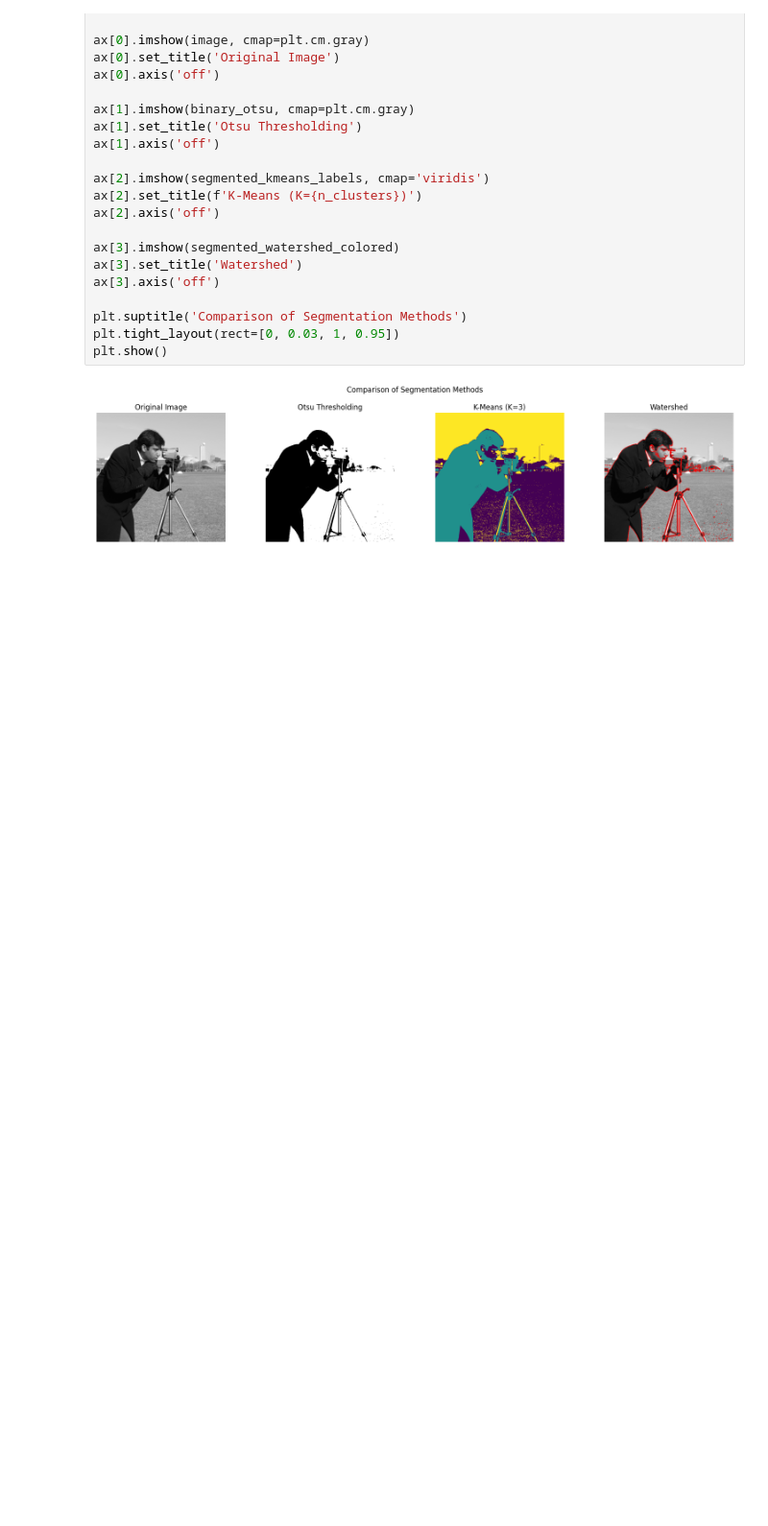
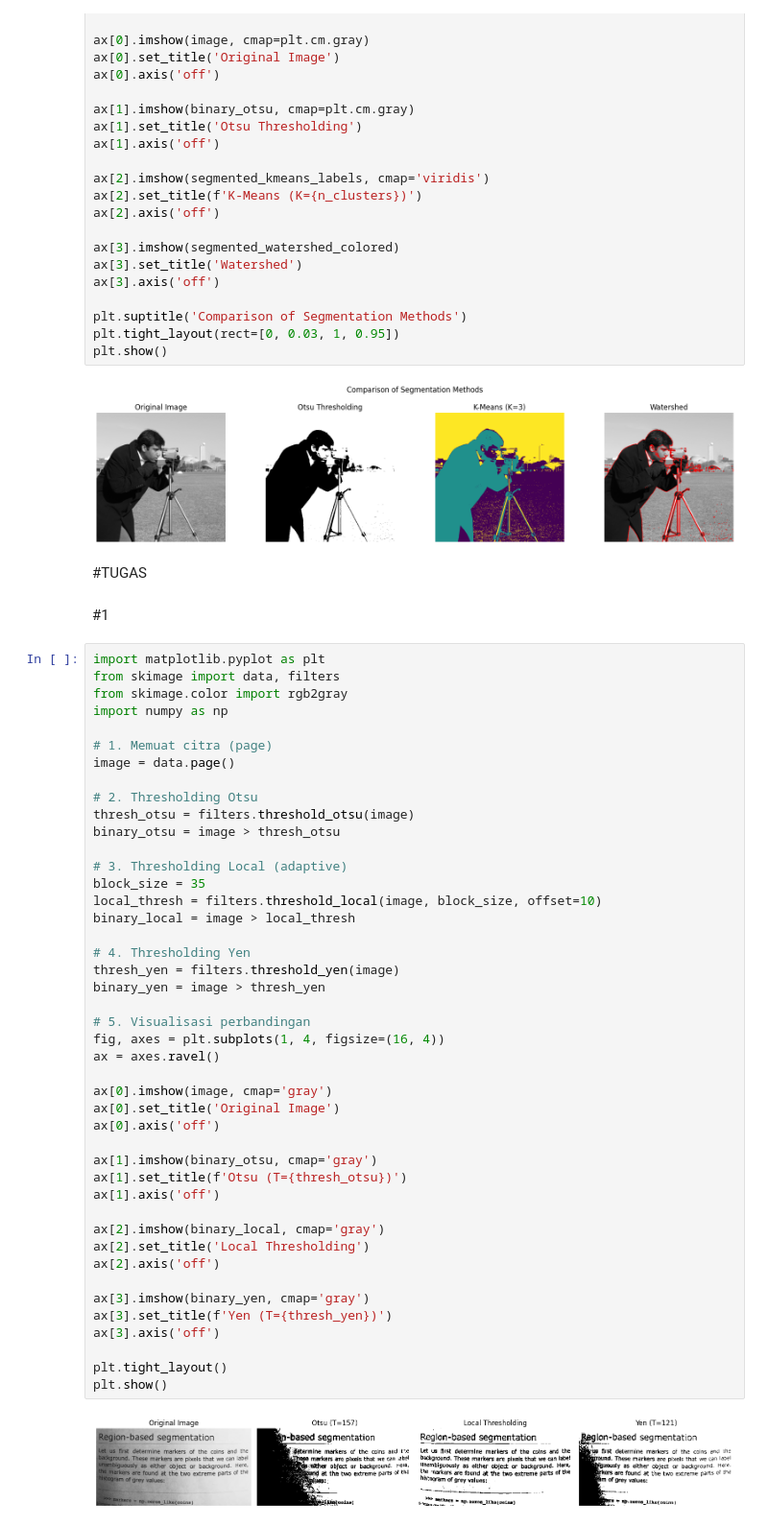
Before and after one commit to Dhan852/PengolahanCitra, a Jupyter notebook: pengolahan_citra_4.ipynb, the cells around one changed output. Shown at 96% size. Saved outputs shown, nothing was run; the diff lists cells and outputs as text; blank space fills up the shorter version.

```diff
--- a/pengolahan_citra_4.ipynb
+++ b/pengolahan_citra_4.ipynb
@@ -285,3 +285,53 @@ plt.tight_layout(rect=[0, 0.03, 1, 0.95])
 plt.show()
 # %% [output]
 [figure]
+# %% [markdown]
+#TUGAS
+# %% [markdown]
+#1
+# %%
+import matplotlib.pyplot as plt
+from skimage import data, filters
+from skimage.color import rgb2gray
+import numpy as np
+
+# 1. Memuat citra (page)
+image = data.page()
+
+# 2. Thresholding Otsu
+thresh_otsu = filters.threshold_otsu(image)
+binary_otsu = image > thresh_otsu
+
+# 3. Thresholding Local (adaptive)
+block_size = 35
+local_thresh = filters.threshold_local(image, block_size, offset=10)
+binary_local = image > local_thresh
+
+# 4. Thresholding Yen
+thresh_yen = filters.threshold_yen(image)
+binary_yen = image > thresh_yen
+
+# 5. Visualisasi perbandingan
+fig, axes = plt.subplots(1, 4, figsize=(16, 4))
+ax = axes.ravel()
+
+ax[0].imshow(image, cmap='gray')
+ax[0].set_title('Original Image')
+ax[0].axis('off')
+
+ax[1].imshow(binary_otsu, cmap='gray')
+ax[1].set_title(f'Otsu (T={thresh_otsu})')
+ax[1].axis('off')
+
+ax[2].imshow(binary_local, cmap='gray')
+ax[2].set_title('Local Thresholding')
+ax[2].axis('off')
+
+ax[3].imshow(binary_yen, cmap='gray')
+ax[3].set_title(f'Yen (T={thresh_yen})')
+ax[3].axis('off')
+
+plt.tight_layout()
+plt.show()
+# %% [output]
+[figure, added]
```
Also changed, not shown: parts of 3 cells of this notebook.
